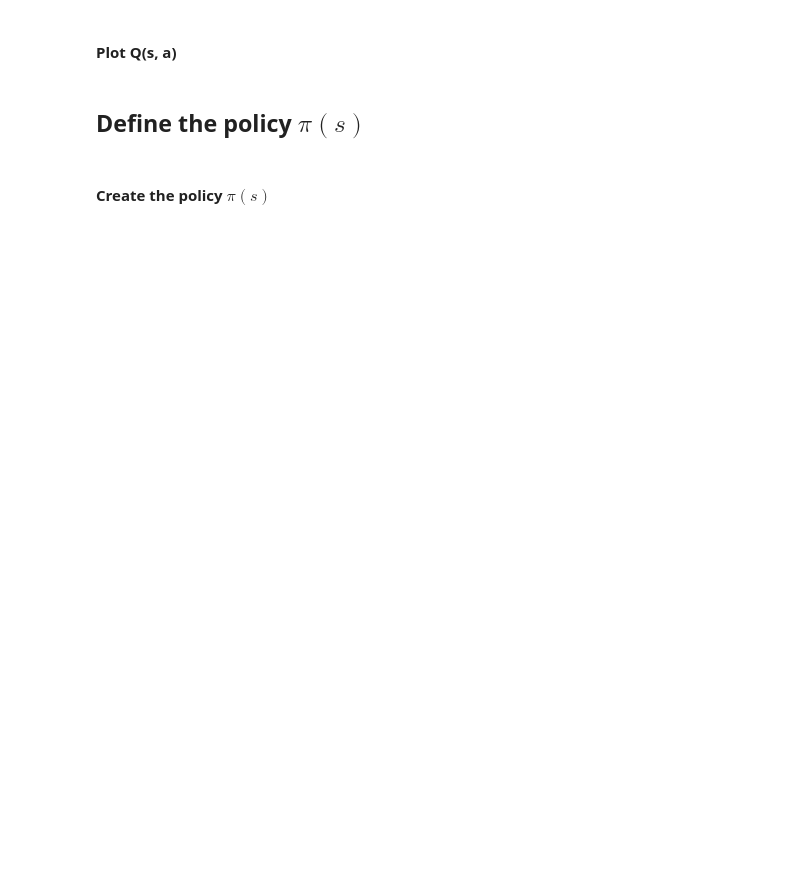
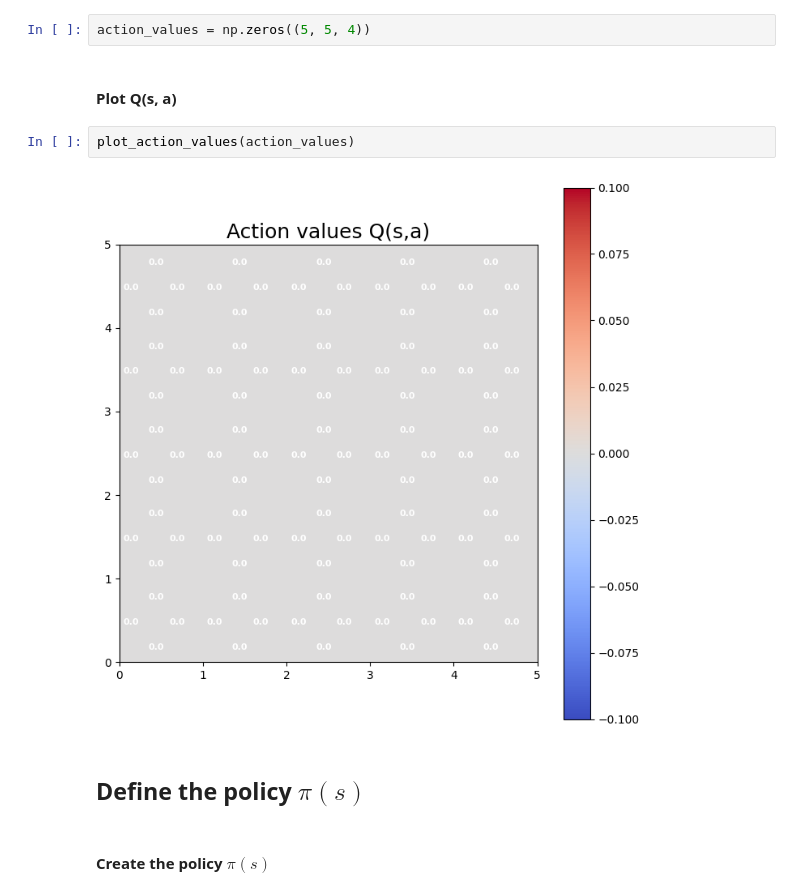
Before and after one commit to LuisMend12/udemy_courses, a Jupyter notebook: rl_course/on_policy_monte_carlo/Section_4_on_policy_control.ipynb, the cells around one changed output. Saved outputs shown, nothing was run; the diff lists cells and outputs as text; blank space fills up the shorter version.

```diff
--- a/rl_course/on_policy_monte_carlo/Section_4_on_policy_control.ipynb
+++ b/rl_course/on_policy_monte_carlo/Section_4_on_policy_control.ipynb
@@ -341,8 +351,14 @@ print(f"Number of actions: {env.action_space.n}")
 ## Define value table $Q(s, a)$
 # %% [markdown]
 #### Create the $Q(s, a)$ table
+# %%
+action_values = np.zeros((5, 5, 4))
 # %% [markdown]
 #### Plot Q(s, a)
+# %%
+plot_action_values(action_values)
+# %% [output]
+[figure, added]
 # %% [markdown]
 ## Define the policy $\pi(s)$
 # %% [markdown]
```
Also changed, not shown: parts of 9 cells of this notebook, 1 other file.
